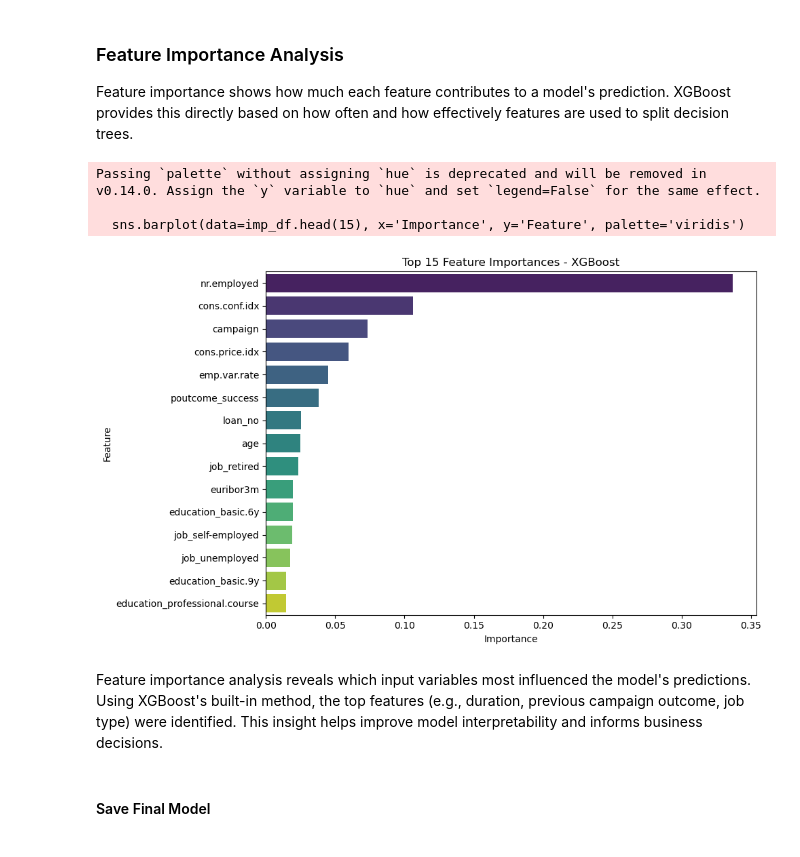
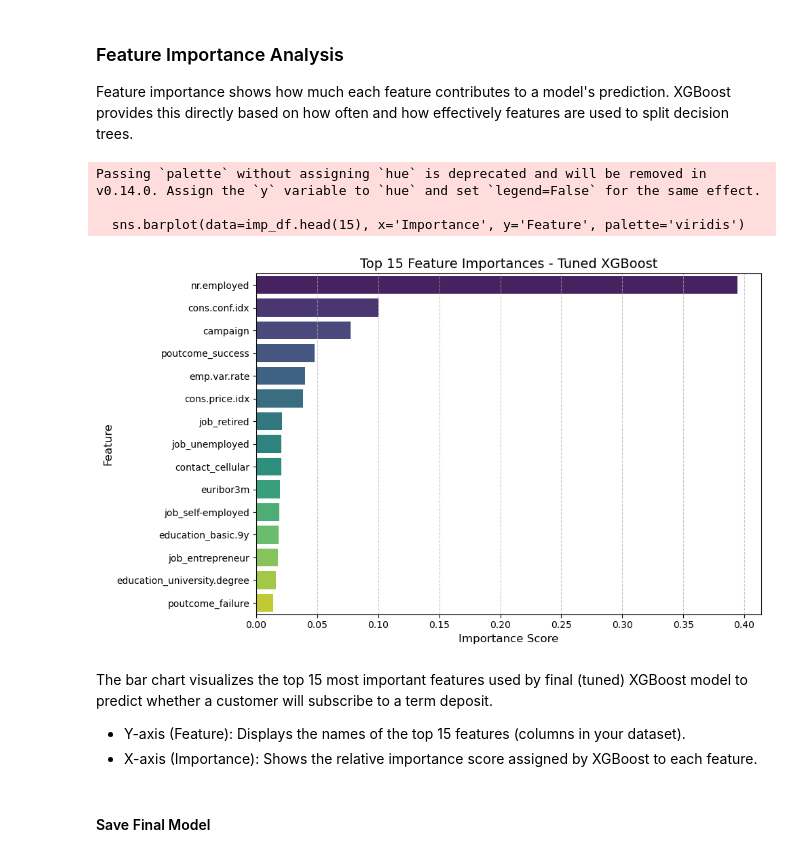
Before and after one commit to jumishafeeq/Predicting-Term-Deposit-Subscription-Using-Bank-Marketing-Data, a Jupyter notebook: Term Deposit Subscription Prediction.ipynb, the cells around one changed output. Saved outputs shown, nothing was run; the diff lists cells and outputs as text; code cells hidden in the pictures.

```diff
--- a/Term Deposit Subscription Prediction.ipynb
+++ b/Term Deposit Subscription Prediction.ipynb
@@ -896,8 +970,14 @@ model_results = []
 
 # Loop through each model and evaluate
 for name, model in models.items():
+    model.fit(X_train_resampled, y_train_resampled)
     y_pred = model.predict(X_val_final)
-    y_proba = model.predict_proba(X_val_final)[:, 1]  # Probabilities for ROC-AUC
+
+    try:
+        y_proba = model.predict_proba(X_val_final)[:, 1]
+    except AttributeError:
+        y_proba = model.decision_function(X_val_final)
+        y_proba = (y_proba - y_proba.min()) / (y_proba.max() - y_proba.min())
 
     # Compute evaluation metrics
     accuracy = accuracy_score(y_val, y_pred)
@@ -1069,0 +1165,27 @@ The ROC curve visualizes the trade-off between the True Positive Rate and False
+# %%
+from sklearn.metrics import auc
+
+# Train the best model on resampled data
+best_logreg = log_grid.best_estimator_
+best_logreg.fit(X_train_resampled, y_train_resampled)
+
+# Predict
+y_pred = best_logreg.predict(X_val_final)
+y_proba = best_logreg.predict_proba(X_val_final)[:, 1]
+
+# Evaluation
+print("Classification Report:\n", classification_report(y_val, y_pred))
+
+# ROC-AUC Curve
+fpr, tpr, _ = roc_curve(y_val, y_proba)
+roc_auc_value = auc(fpr, tpr)
+
+plt.figure(figsize=(8, 6))
+plt.plot(fpr, tpr, color='green', label=f'Logistic Regression ROC Curve (AUC = {roc_auc_value:.4f})')
+plt.plot([0, 1], [0, 1], color='gray', linestyle='--')
+plt.xlabel('False Positive Rate')
+plt.ylabel('True Positive Rate')
+plt.title('Tuned Logistic Regression - ROC Curve')
+plt.legend()
+plt.grid(True)
+plt.show()
@@ -1072,25 +1217,34 @@ The ROC curve visualizes the trade-off between the True Positive Rate and False
 Feature importance shows how much each feature contributes to a model's prediction.
 XGBoost provides this directly based on how often and how effectively features are used to split decision trees.
 # %%
+# Assign final model
+final_model = xgb_grid.best_estimator_
+
 # Extract feature importances
 importances = final_model.feature_importances_
 features = X_train_resampled.columns
 imp_df = pd.DataFrame({'Feature': features, 'Importance': importances})
 imp_df = imp_df.sort_values(by='Importance', ascending=False)
 
 # Plot top 15
 plt.figure(figsize=(10,6))
 sns.barplot(data=imp_df.head(15), x='Importance', y='Feature', palette='viridis')
-plt.title("Top 15 Feature Importances - XGBoost")
+plt.title("Top 15 Feature Importances - Tuned XGBoost", fontsize=14)
+plt.xlabel("Importance Score", fontsize=12)
+plt.ylabel("Feature", fontsize=12)
+plt.grid(True, axis='x', linestyle='--', alpha=0.7)
 plt.tight_layout()
 plt.show()
 # %% [output]
 Passing `palette` without assigning `hue` is deprecated and will be removed in v0.14.0. Assign the `y` variable to `hue` and set `legend=False` for the same effect.
 
   sns.barplot(data=imp_df.head(15), x='Importance', y='Feature', palette='viridis')
-[figure, old version]
+[figure, new version]
-# %% [markdown]
-Feature importance analysis reveals which input variables most influenced the model's predictions. Using XGBoost's built-in method, the top features (e.g., duration, previous campaign outcome, job type) were identified. This insight helps improve model interpretability and informs business decisions.
+# %% [markdown]
+The bar chart visualizes the top 15 most important features used by  final (tuned) XGBoost model to predict whether a customer will subscribe to a term deposit.
+
+* Y-axis (Feature): Displays the names of the top 15 features (columns in your dataset).
+* X-axis (Importance): Shows the relative importance score assigned by XGBoost to each feature.
 # %% [markdown]
 #### Save Final Model
 # %%
```
Also changed, not shown: parts of 22 cells of this notebook.
